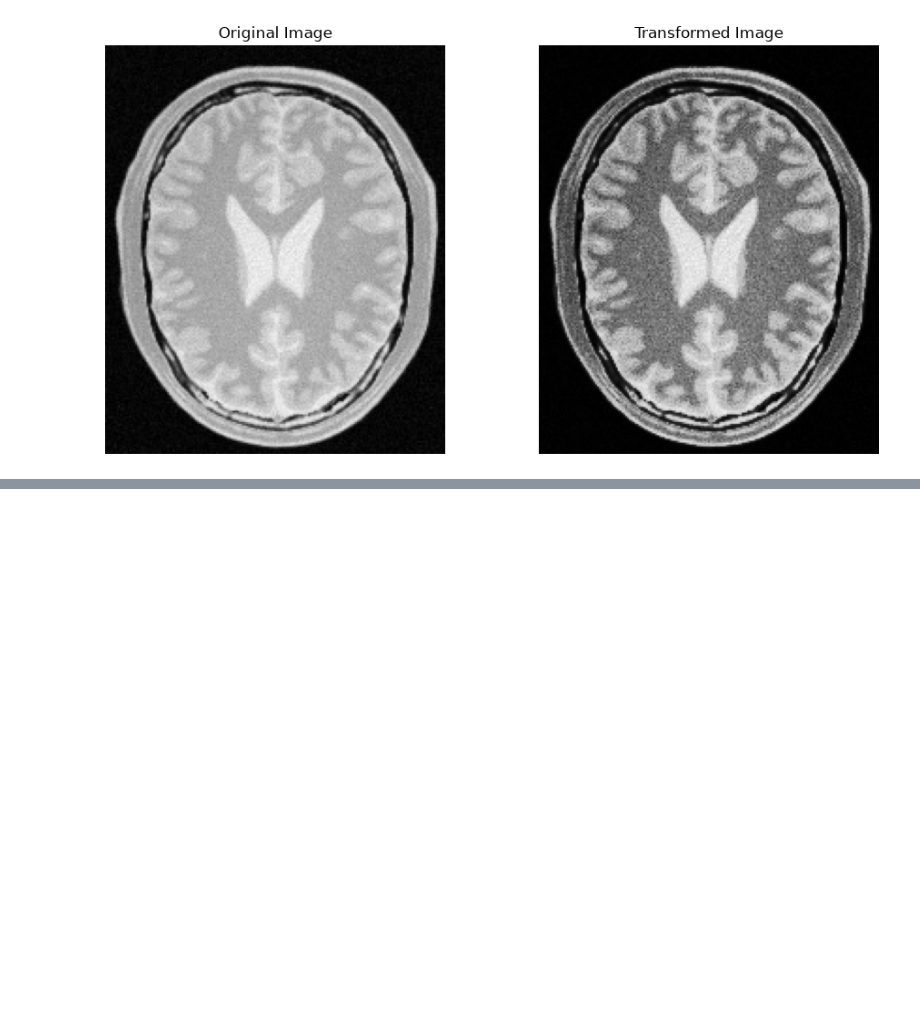
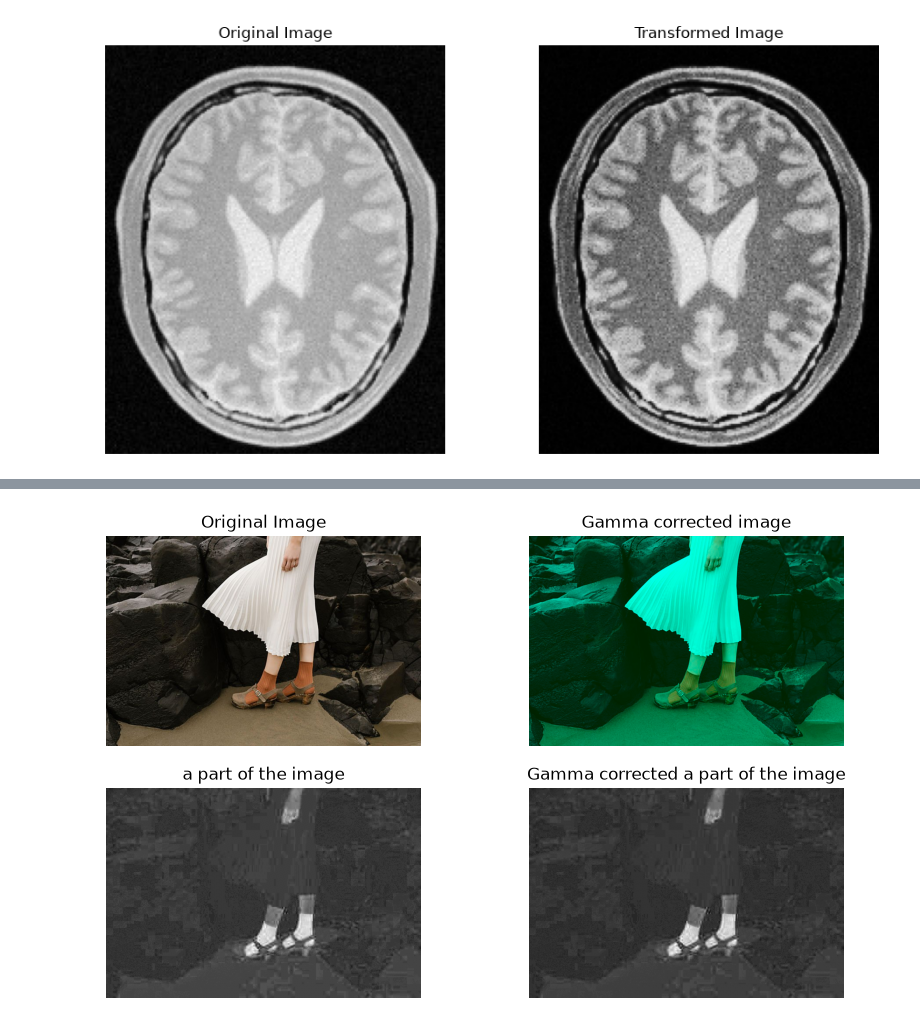
Before and after one commit to mokshan-123/EN3160-Assignment-01, a Jupyter notebook: EN3160_Assignment_1.ipynb, the cells around one changed output, grey strips where cells are left out. Saved outputs shown, nothing was run; the diff lists cells and outputs as text; code cells hidden in the pictures; blank space fills up the shorter version.

```diff
--- a/EN3160_Assignment_1.ipynb
+++ b/EN3160_Assignment_1.ipynb
@@ -153,0 +218,39 @@ plt.show()
+# %%
+#what happen if we apply gamma correction to the a or b
+#lets apply gamma correction to a
+
+l,a,b = cv.split(lab)
+a_norm = a/255
+gamma = 2
+a_gamma = np.power(a_norm, gamma)
+a_gamma = np.uint8(a_gamma*255)
+lab_gamma = cv.merge([l,a_gamma,b])
+result = cv.cvtColor(lab_gamma, cv.COLOR_LAB2RGB)
+
+
+im_2=cv.cvtColor(im, cv.COLOR_BGR2RGB)
+
+plt.figure(figsize=(10,6))
+
+plt.subplot(2,2,1)
+plt.imshow(im_2)
+plt.title("Original Image")
+plt.axis("off")
+
+plt.subplot(2,2,2)
+plt.imshow(result)
+plt.title("Gamma corrected image")
+plt.axis("off")
+
+plt.subplot(2,2,3)
+plt.imshow(a, cmap='gray')
+plt.title("a part of the image")
+plt.axis("off")
+
+plt.subplot(2,2,4)
+plt.imshow(a_gamma, cmap='gray')
+plt.title("Gamma corrected a part of the image")
+plt.axis("off")
+plt.show()
+# %% [output]
+[figure, added]
```
Also changed, not shown: parts of 4 cells of this notebook.
